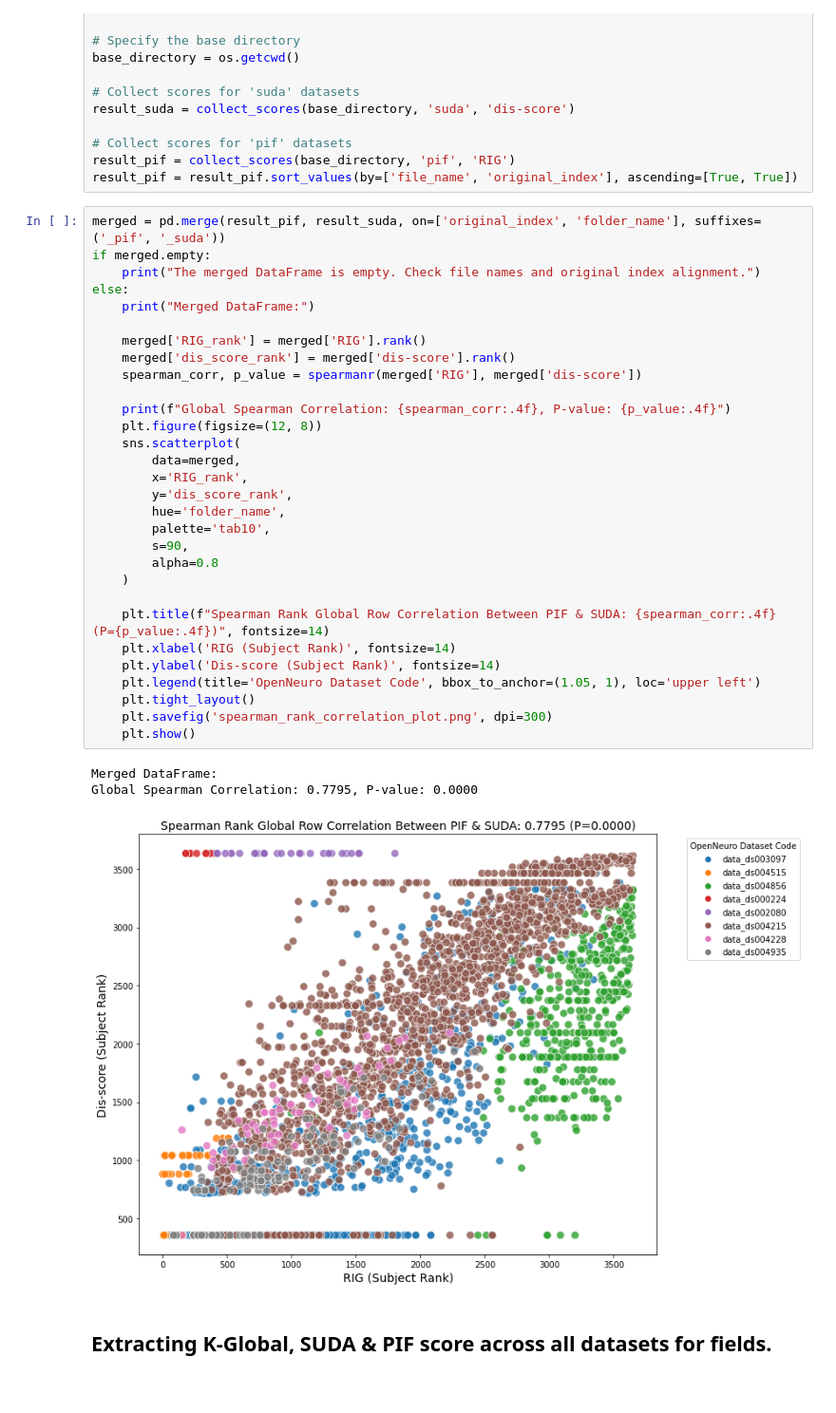
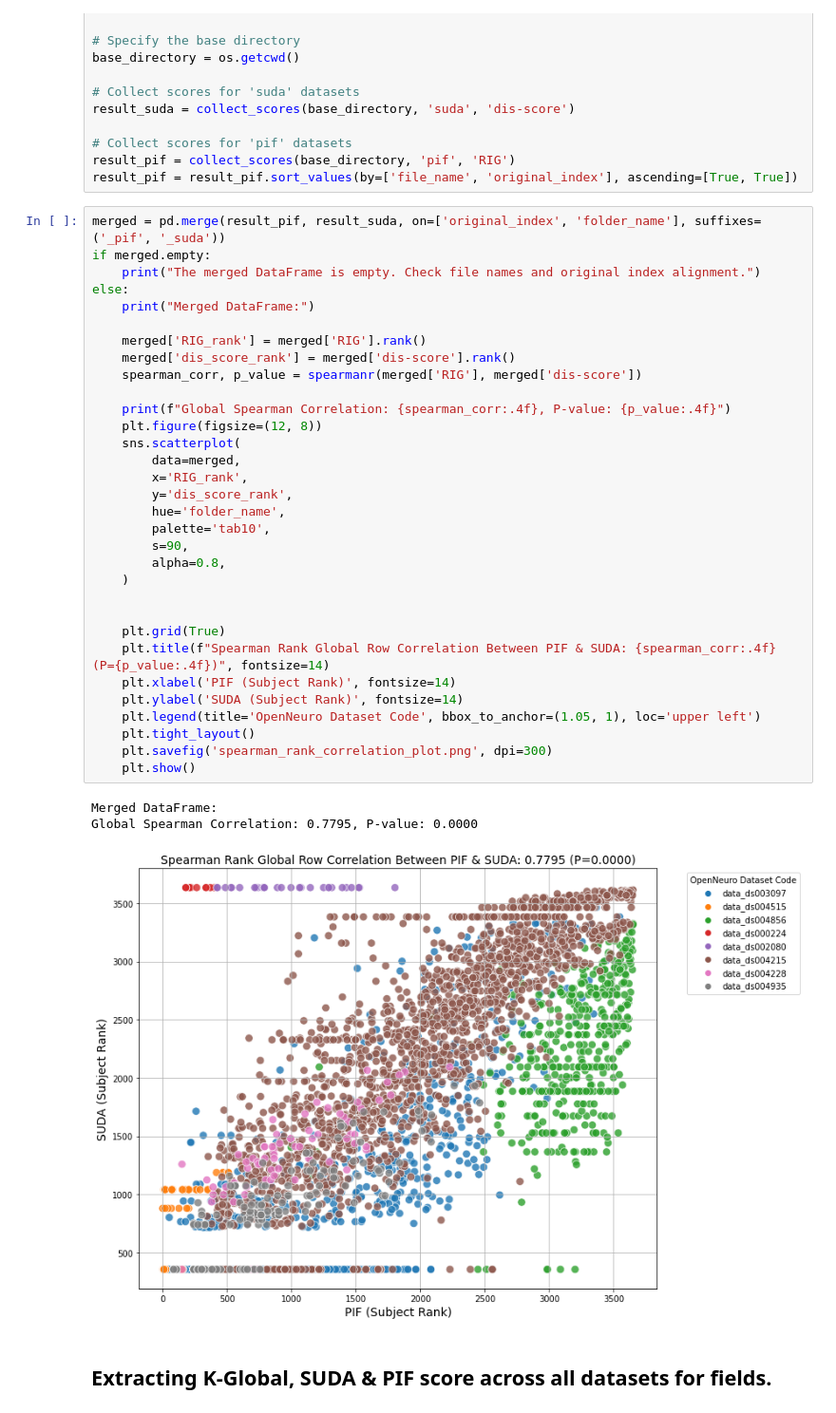
Before and after one commit to EmiKib/MetaprivBIDS-Assessment, a Jupyter notebook: All_Correlation_PIF_SUDA_K_Global.ipynb, the cells around one changed output. Shown at 95% size. Saved outputs shown, nothing was run; the diff lists cells and outputs as text.

```diff
--- a/All_Correlation_PIF_SUDA_K_Global.ipynb
+++ b/All_Correlation_PIF_SUDA_K_Global.ipynb
@@ -56,37 +57,39 @@ result_pif = result_pif.sort_values(by=['file_name', 'original_index'], ascendin
 # %%
 merged = pd.merge(result_pif, result_suda, on=['original_index', 'folder_name'], suffixes=('_pif', '_suda'))
 if merged.empty:
     print("The merged DataFrame is empty. Check file names and original index alignment.")
 else:
     print("Merged DataFrame:")
 
     merged['RIG_rank'] = merged['RIG'].rank()
     merged['dis_score_rank'] = merged['dis-score'].rank()
     spearman_corr, p_value = spearmanr(merged['RIG'], merged['dis-score'])
 
     print(f"Global Spearman Correlation: {spearman_corr:.4f}, P-value: {p_value:.4f}")
     plt.figure(figsize=(12, 8))
     sns.scatterplot(
         data=merged,
         x='RIG_rank',
         y='dis_score_rank',
         hue='folder_name',
         palette='tab10',
         s=90,
-        alpha=0.8
+        alpha=0.8,
     )
 
+
+    plt.grid(True)
     plt.title(f"Spearman Rank Global Row Correlation Between PIF & SUDA: {spearman_corr:.4f} (P={p_value:.4f})", fontsize=14)
-    plt.xlabel('RIG (Subject Rank)', fontsize=14)
-    plt.ylabel('Dis-score (Subject Rank)', fontsize=14)
+    plt.xlabel('PIF (Subject Rank)', fontsize=14)
+    plt.ylabel('SUDA (Subject Rank)', fontsize=14)
     plt.legend(title='OpenNeuro Dataset Code', bbox_to_anchor=(1.05, 1), loc='upper left')
     plt.tight_layout()
     plt.savefig('spearman_rank_correlation_plot.png', dpi=300)
     plt.show()
 # %% [output]
 Merged DataFrame:
 Global Spearman Correlation: 0.7795, P-value: 0.0000
-[figure, old version]
+[figure, new version]
 # %% [markdown]
 ## Extracting K-Global, SUDA & PIF score across all datasets for fields.
 # %%
```
Also changed, not shown: parts of 10 cells of this notebook, 6 other files.
